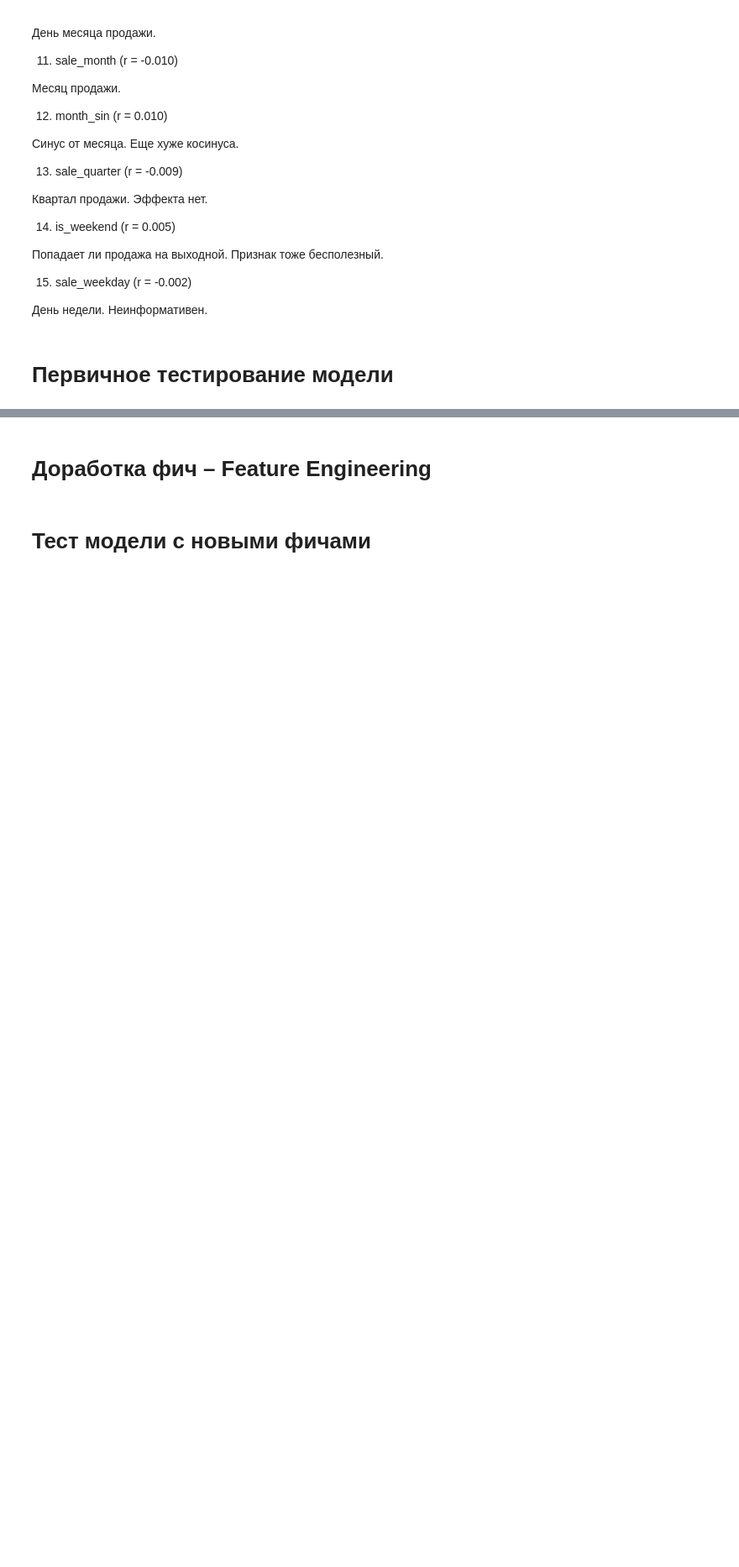
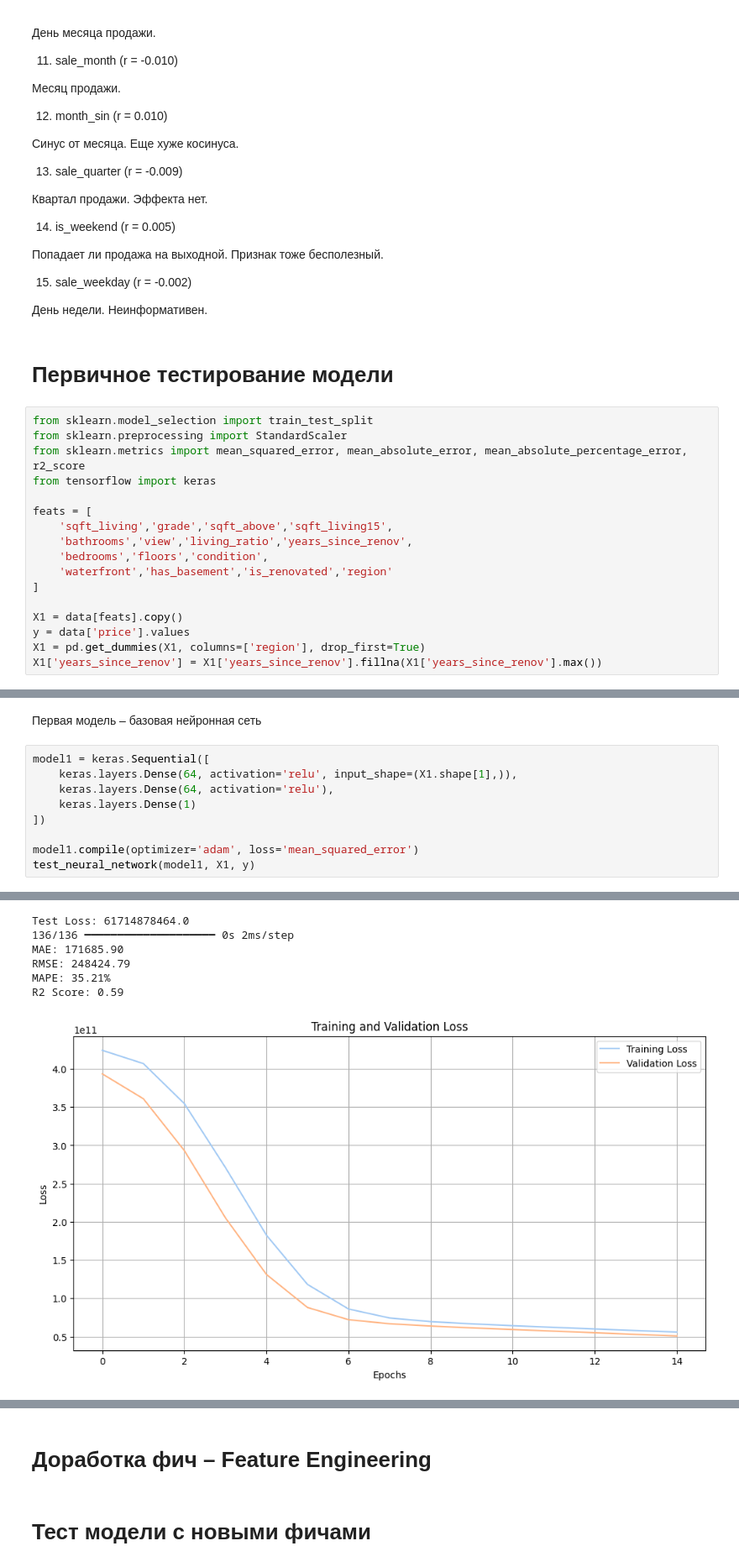
Before and after one commit to Daniil-Leshchev/house-sales-ml, a Jupyter notebook: house-sales.ipynb, the cells around one changed output, grey strips where cells are left out. Shown at 84% size. Drawn from its saved outputs; the diff is of its cells as text; blank space fills up the shorter version.

```diff
--- a/house-sales.ipynb
+++ b/house-sales.ipynb
@@ -991,3 +991,20 @@ corr_df
 День недели. Неинформативен.
 # %% [markdown]
 # Первичное тестирование модели
+# %%
+from sklearn.model_selection import train_test_split
+from sklearn.preprocessing import StandardScaler
+from sklearn.metrics import mean_squared_error, mean_absolute_error, mean_absolute_percentage_error, r2_score
+from tensorflow import keras
+
+feats = [
+    'sqft_living','grade','sqft_above','sqft_living15',
+    'bathrooms','view','living_ratio','years_since_renov',
+    'bedrooms','floors','condition',
+    'waterfront','has_basement','is_renovated','region'
+]
+
+X1 = data[feats].copy()
+y = data['price'].values
+X1 = pd.get_dummies(X1, columns=['region'], drop_first=True)
+X1['years_since_renov'] = X1['years_since_renov'].fillna(X1['years_since_renov'].max())
@@ -993,0 +1078,12 @@ corr_df
+# %% [markdown]
+Первая модель – базовая нейронная сеть
+# %%
+model1 = keras.Sequential([
+    keras.layers.Dense(64, activation='relu', input_shape=(X1.shape[1],)),
+    keras.layers.Dense(64, activation='relu'),
+    keras.layers.Dense(1)
+])
+
+model1.compile(optimizer='adam', loss='mean_squared_error')
+test_neural_network(model1, X1, y)
+# %% [output]
@@ -993,0 +1091,7 @@ corr_df
+Test Loss: 61714878464.0
+136/136 ━━━━━━━━━━━━━━━━━━━━ 0s 2ms/step
+MAE: 171685.90
+RMSE: 248424.79
+MAPE: 35.21%
+R2 Score: 0.59
+[figure, added]
```
Also changed, not shown: parts of 25 cells of this notebook.
